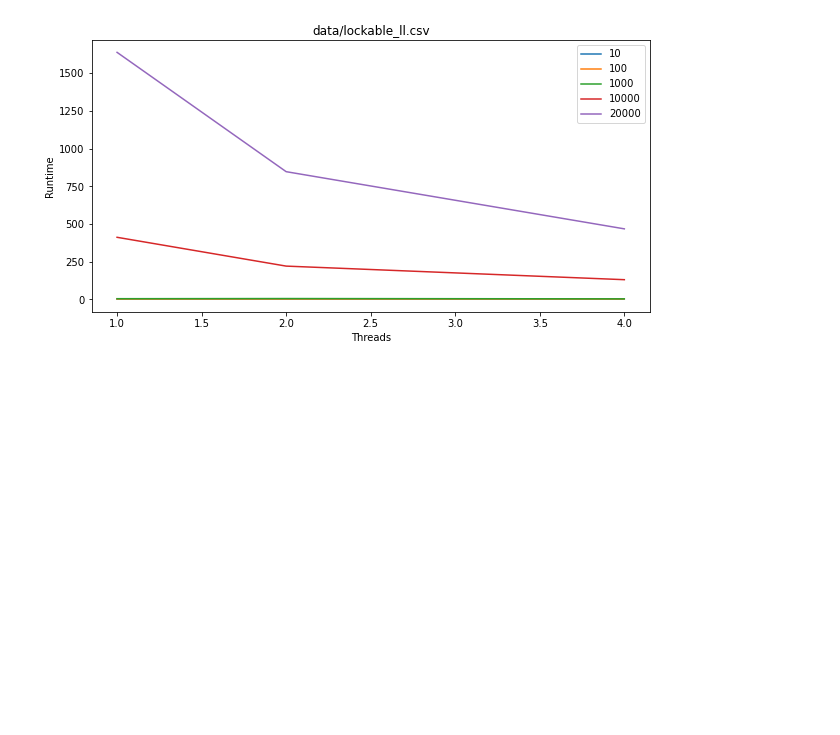
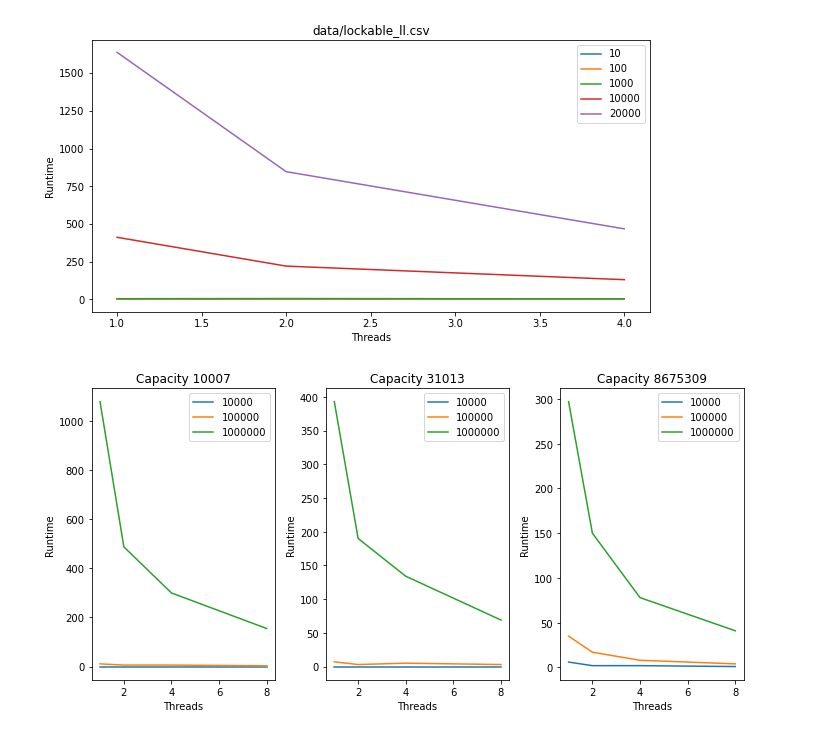
Before and after one commit to TylerMathis/ThreadSafeHashmap, a Jupyter notebook: analysis/notebook.ipynb, the cells around one changed output. Saved outputs shown, nothing was run; the diff lists cells and outputs as text; code cells hidden in the pictures; blank space fills up the shorter version.

```diff
--- a/analysis/notebook.ipynb
+++ b/analysis/notebook.ipynb
@@ -79,3 +79,10 @@ lims = [10, 100, 1_000, 10_000, 20_000]
 plot_linked_list('data/lockable_ll.csv', lims)
 # %% [output]
 [figure]
+# %%
+# Hashset
+caps = [10_007, 31_013, 8_675_309]
+lims = [10_000, 100_000, 1_000_000]
+plot_hashmap('data/hashset.csv', caps, lims)
+# %% [output]
+[figure, added]
```
Also changed, not shown: 1 other file.
